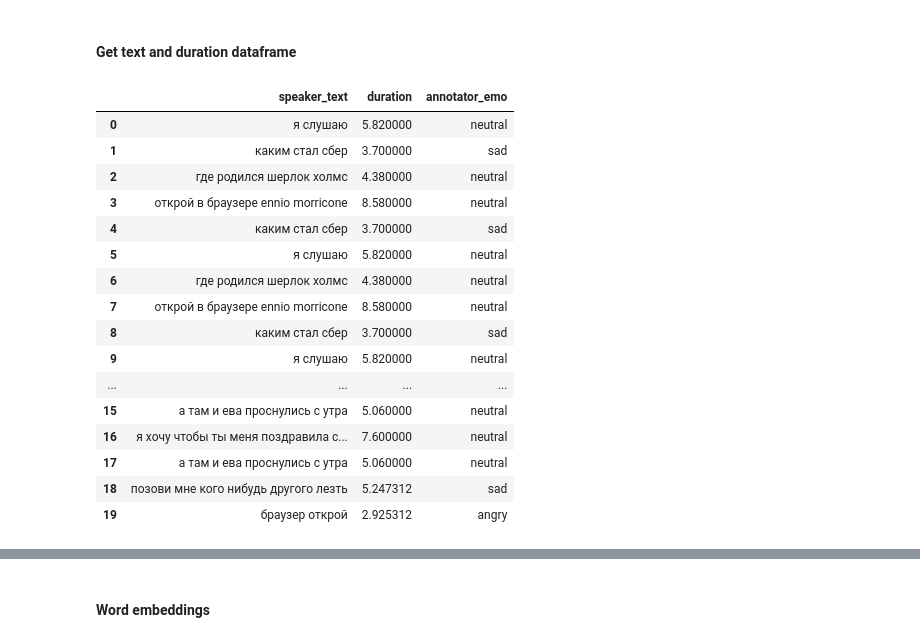
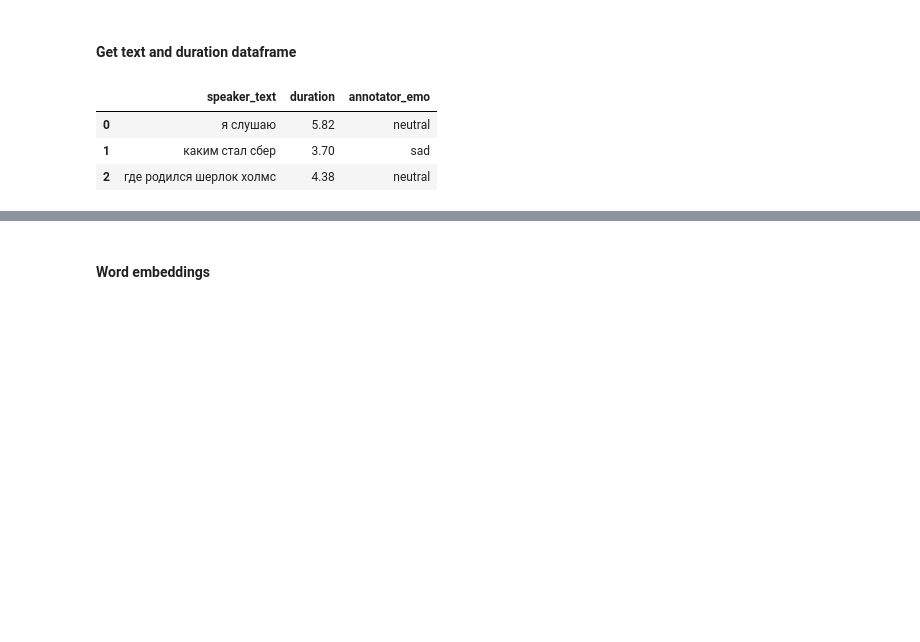
Before and after one commit to Kislv/MastersDegreeProject, a Jupyter notebook: test_hypotheses.ipynb, the cells around one changed output, grey strips where cells are left out. Saved outputs shown, nothing was run; the diff lists cells and outputs as text; code cells hidden in the pictures; blank space fills up the shorter version.

```diff
--- a/test_hypotheses.ipynb
+++ b/test_hypotheses.ipynb
@@ -132,29 +118,16 @@ pd.set_option('display.max_rows', None)
 # %% [markdown]
 #### Get text and duration dataframe
 # %%
-EXAMPLE_AUDIO_PATH:Path = Path('/home/vkiselev/data/other/univer/deploma/dusha/crowd/crowd_test/wavs/0004eb46b532c20b2f181f1a65d3ff17.wav')
-raw_crowd_test = pd.read_csv(RAW_CROWD_TEST_PATH ,sep='\t')
+EXAMPLE_AUDIO_PATH:Path = DUSHA_CROWD_TEST_DIR_PATH / DUSHA_WAVS_DIR_NAME / '0004eb46b532c20b2f181f1a65d3ff17.wav'
+raw_crowd_test = pd.read_csv(DUSHA_CROWD_TEST_FILE_PATH ,sep='\t')
 # word embeddings
 
 duration_text = raw_crowd_test[[TEXT_COLUMN_NAME, DURATION_COLUMN_NAME, EMOTION_COLUMN_NAME]]
 duration_text = duration_text.dropna()
-duration_text.head(20)
+duration_text.head(3)
 # %% [output]
 |  | speaker_text | duration | annotator_emo |
-| 0 | я слушаю | 5.820000 | neutral |
-| 1 | каким стал сбер | 3.700000 | sad |
-| 2 | где родился шерлок холмс | 4.380000 | neutral |
-| 3 | открой в браузере ennio morricone | 8.580000 | neutral |
-| 4 | каким стал сбер | 3.700000 | sad |
-| 5 | я слушаю | 5.820000 | neutral |
-| 6 | где родился шерлок холмс | 4.380000 | neutral |
-| 7 | открой в браузере ennio morricone | 8.580000 | neutral |
-| 8 | каким стал сбер | 3.700000 | sad |
-| 9 | я слушаю | 5.820000 | neutral |
-| ... | ... | ... | ... |
-| 15 | а там и ева проснулись с утра | 5.060000 | neutral |
-| 16 | я хочу чтобы ты меня поздравила с... | 7.600000 | neutral |
-| 17 | а там и ева проснулись с утра | 5.060000 | neutral |
-| 18 | позови мне кого нибудь другого лезть | 5.247312 | sad |
-| 19 | браузер открой | 2.925312 | angry |
+| 0 | я слушаю | 5.82 | neutral |
+| 1 | каким стал сбер | 3.70 | sad |
+| 2 | где родился шерлок холмс | 4.38 | neutral |
 # %%
```
Also changed, not shown: parts of 19 cells of this notebook, 13 other files.
